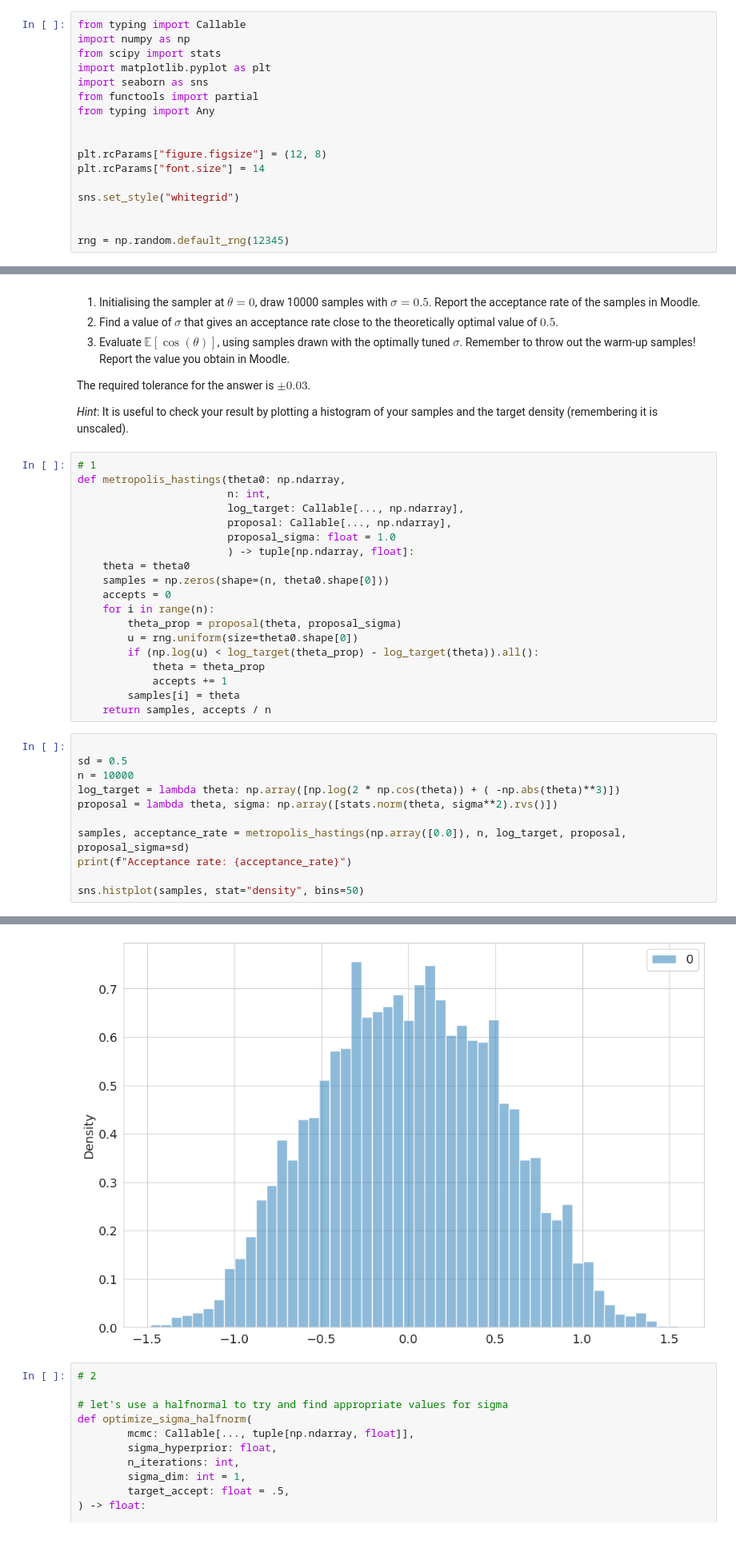
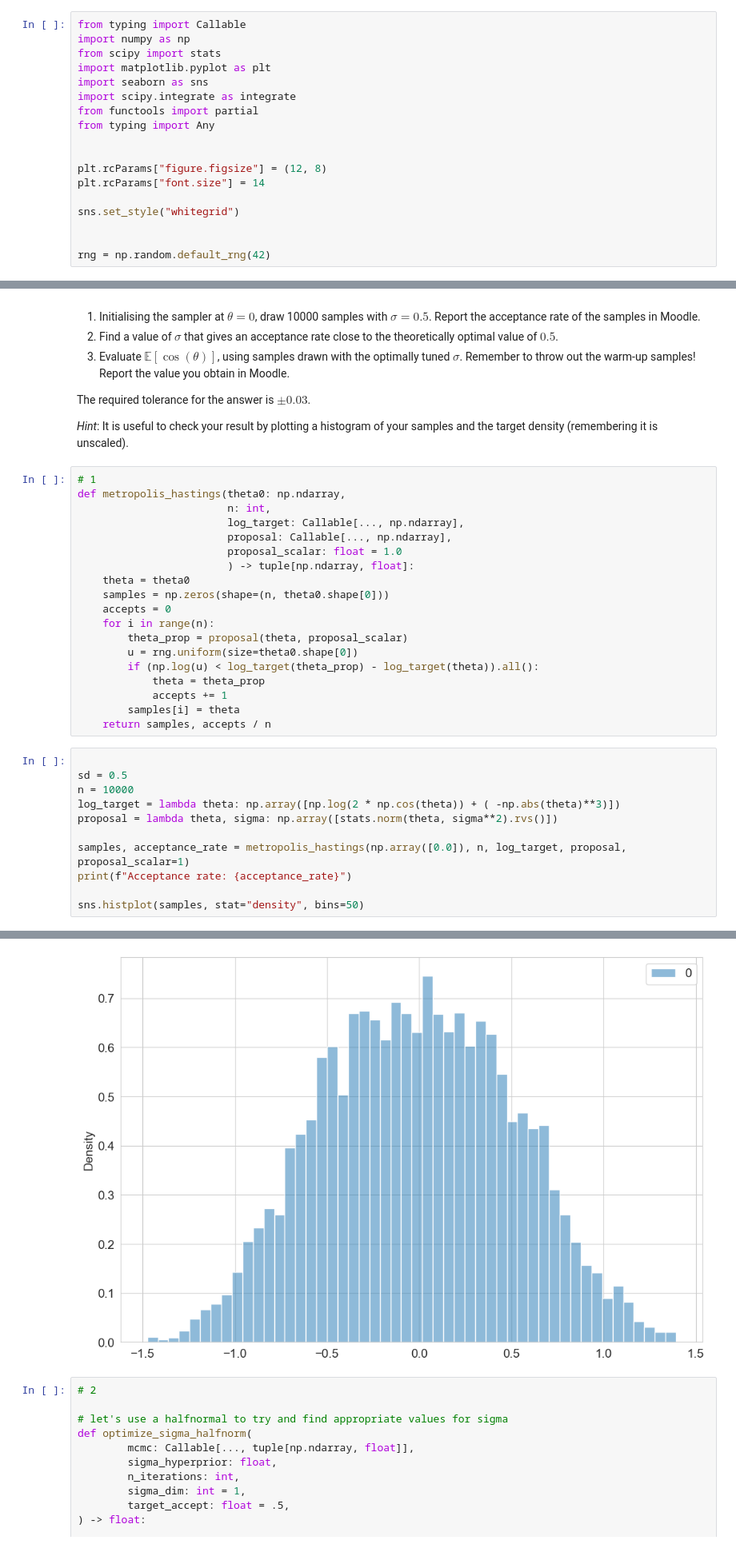
Before and after one commit to yherin/hy-computational-statistics-2023, a Jupyter notebook: week3/Week 3 exercises.ipynb, the cells around one changed output, grey strips where cells are left out. Shown: that part at 80% size. Saved outputs shown, nothing was run; the diff lists cells and outputs as text.

```diff
--- a/week3/Week 3 exercises.ipynb
+++ b/week3/Week 3 exercises.ipynb
@@ -14,6 +14,7 @@ import numpy as np
 from scipy import stats
 import matplotlib.pyplot as plt
 import seaborn as sns
+import scipy.integrate as integrate
 from functools import partial
 from typing import Any
 
@@ -24,7 +25,7 @@ plt.rcParams["font.size"] = 14
 sns.set_style("whitegrid")
 
 
-rng = np.random.default_rng(12345)
+rng = np.random.default_rng(42)
 # %% [markdown]
 ## 1. Sampling a 1D distribution (4 points)
 
@@ -46,13 +47,13 @@ def metropolis_hastings(theta0: np.ndarray,
                         n: int,
                         log_target: Callable[..., np.ndarray],
                         proposal: Callable[..., np.ndarray],
-                        proposal_sigma: float = 1.0
+                        proposal_scalar: float = 1.0
                         ) -> tuple[np.ndarray, float]:
     theta = theta0
     samples = np.zeros(shape=(n, theta0.shape[0]))
     accepts = 0
     for i in range(n):
-        theta_prop = proposal(theta, proposal_sigma)
+        theta_prop = proposal(theta, proposal_scalar)
         u = rng.uniform(size=theta0.shape[0])
         if (np.log(u) < log_target(theta_prop) - log_target(theta)).all():
             theta = theta_prop
@@ -66,7 +67,7 @@ n = 10000
 log_target = lambda theta: np.array([np.log(2 * np.cos(theta)) + ( -np.abs(theta)**3)])
 proposal = lambda theta, sigma: np.array([stats.norm(theta, sigma**2).rvs()])
 
-samples, acceptance_rate = metropolis_hastings(np.array([0.0]), n, log_target, proposal, proposal_sigma=sd)
+samples, acceptance_rate = metropolis_hastings(np.array([0.0]), n, log_target, proposal, proposal_scalar=1)
 print(f"Acceptance rate: {acceptance_rate}")
 
 sns.histplot(samples, stat="density", bins=50)
@@ -75,5 +76,5 @@ Acceptance rate: 0.8668
 <Axes: ylabel='Density'>
-[figure, old version]
+[figure, new version]
 # %%
 # 2
 
```
Also changed, not shown: parts of 29 cells of this notebook, 3 other files.
